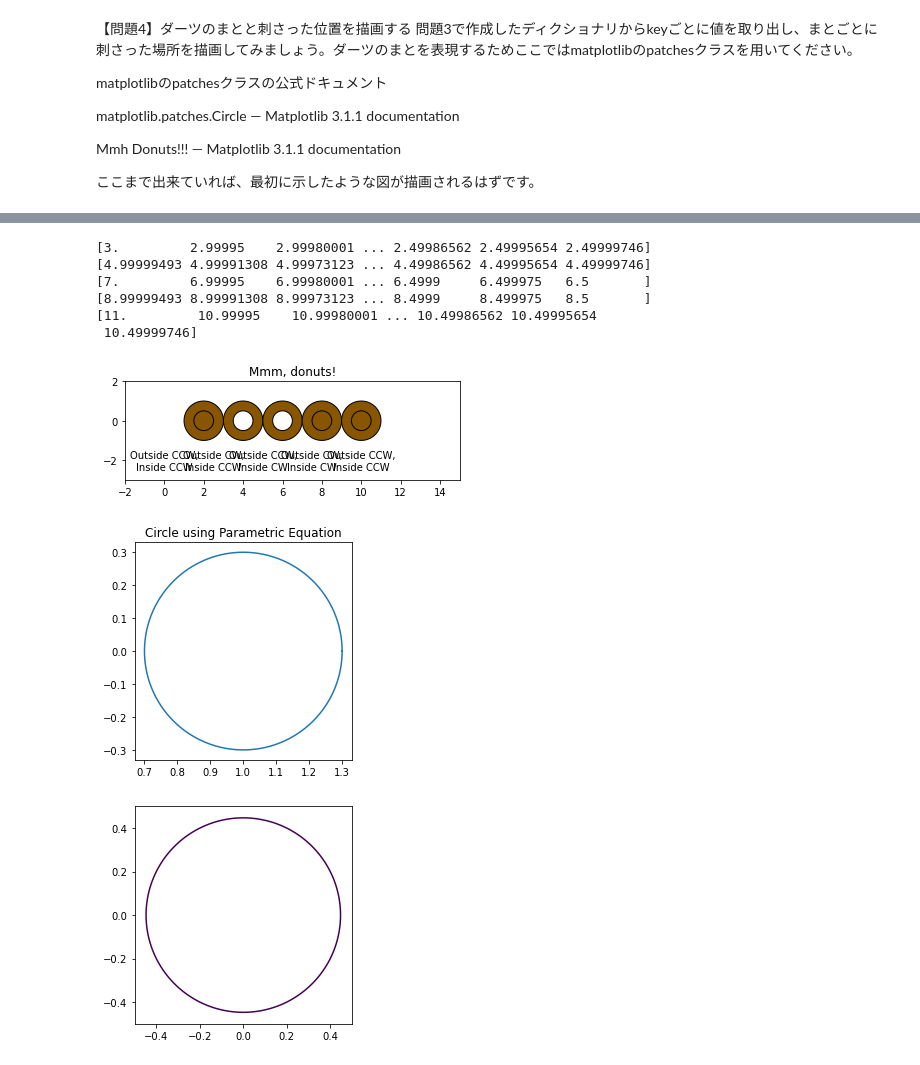
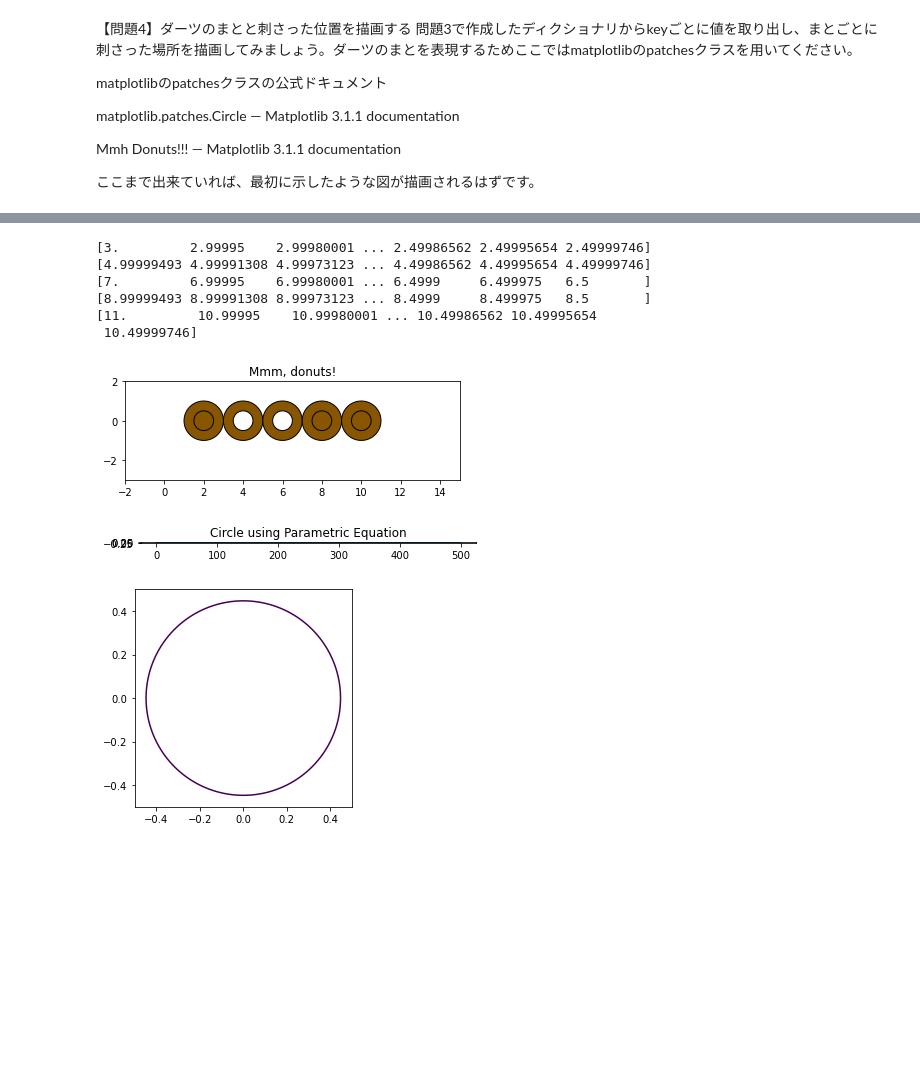
Before and after one commit to YoheiOgawa-19/diveintocode-ml, a Jupyter notebook: Week2/Week2_before_kadai_4.ipynb, the cells around one changed output, grey strips where cells are left out. Drawn from its saved outputs; the diff is of its cells as text; code cells hidden in the pictures; blank space fills up the shorter version.

```diff
--- a/Week2/Week2_before_kadai_4.ipynb
+++ b/Week2/Week2_before_kadai_4.ipynb
@@ -316,8 +316,8 @@ for i, (inside, outside) in enumerate(((1, 1), (1, -1), (-1, 1), (-1, -1), (1,1)
     patch = mpatches.PathPatch(path, facecolor='#885500', edgecolor='black')
     ax.add_patch(patch)
 
-    ax.annotate("Outside %s,\nInside %s" % (wise(outside), wise(inside)),
-                (i * 2.5, -1.5), va="top", ha="center")
+    #ax.annotate("Outside %s,\nInside %s" % (wise(outside), wise(inside)),
+                #(i * 2.5, -1.5), va="top", ha="center")
 
 ax.set_xlim(-2, 15)
 ax.set_ylim(-3, 2)
@@ -331,27 +331,27 @@ plt.show()
 [8.99999493 8.99991308 8.99973123 ... 8.4999     8.499975   8.5       ]
 [11.         10.99995    10.99980001 ... 10.49986562 10.49995654
  10.49999746]
-[figure, old version]
+[figure, new version]
 # %%
 import numpy as np
 import matplotlib.pyplot as plt
 
 theta = np.linspace(0, 2*np.pi, 500)
 
 radius = 0.3
 
 a = radius*np.cos(theta)
 b = radius*np.sin(theta)
 
 figure, axes = plt.subplots(1)
 
-axes.plot(a+, b)
+axes.plot(a+ b)
 axes.set_aspect(1)
 
 plt.title('Circle using Parametric Equation')
 plt.show()
 # %% [output]
-[figure, old version]
+[figure, new version]
 # %%
 import numpy as np
 import matplotlib.pyplot as plt
```
Also changed, not shown: parts of 7 cells of this notebook, 2 other files.
